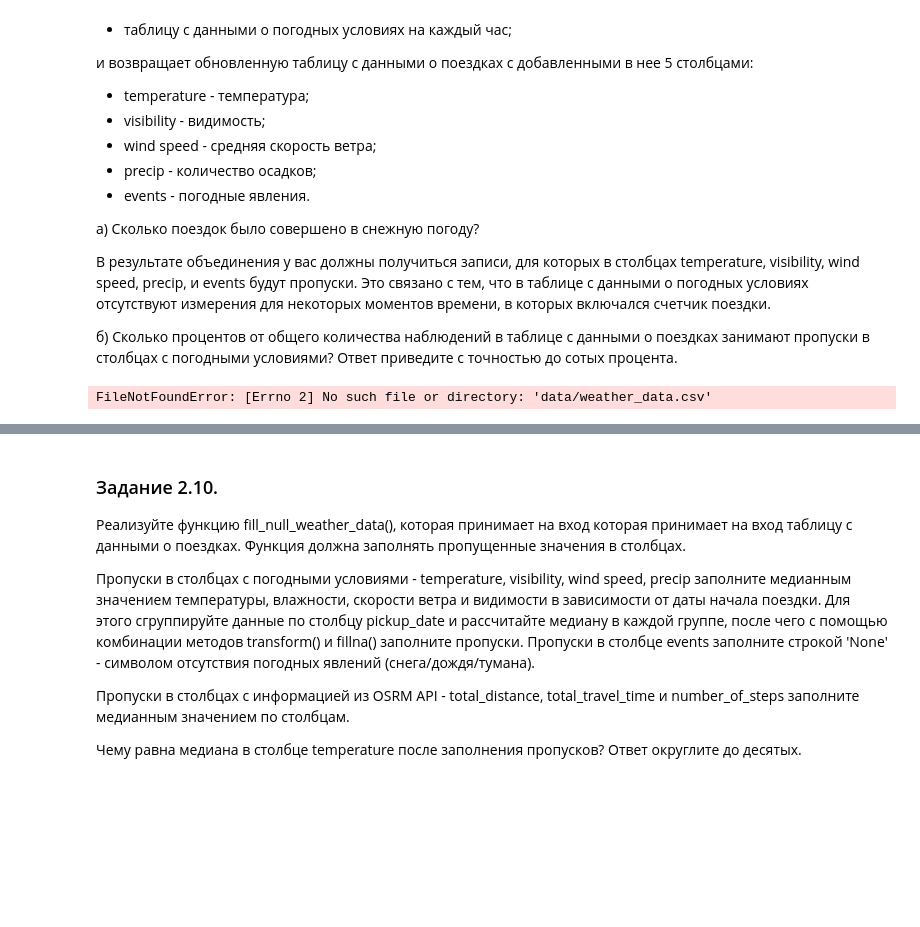
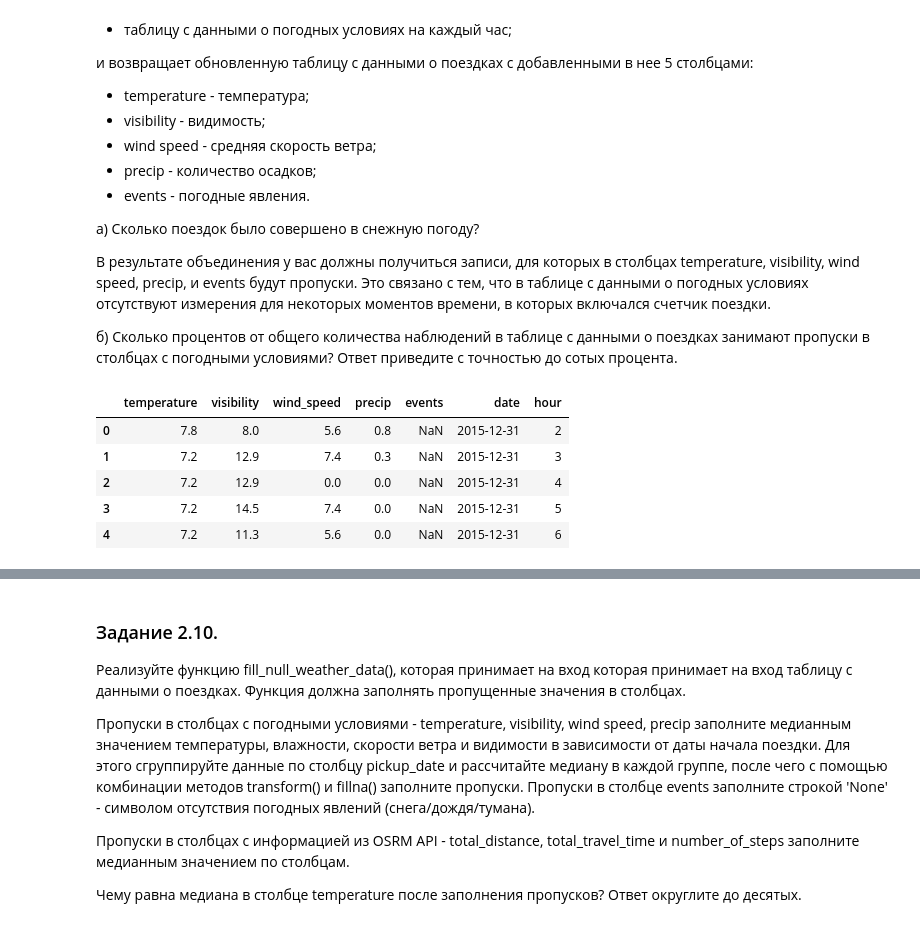
Before and after one commit to YarikKa2/Project_5, a Jupyter notebook: code/Project_5.ipynb, the cells around one changed output, grey strips where cells are left out. Cells and saved outputs as stored; diff of their text form; code cells hidden in the pictures; blank space fills up the shorter version.

```diff
--- a/code/Project_5.ipynb
+++ b/code/Project_5.ipynb
@@ -466,9 +466,20 @@ Name: id, dtype: int64
 В результате объединения у вас должны получиться записи, для которых в столбцах temperature, visibility, wind speed, precip, и events будут пропуски. Это связано с тем, что в таблице с данными о погодных условиях отсутствуют измерения для некоторых моментов времени, в которых включался счетчик поездки.
 
 б) Сколько процентов от общего количества наблюдений в таблице с данными о поездках занимают пропуски в столбцах с погодными условиями? Ответ приведите с точностью до сотых процента.
-# %%
-weather_data = pd.read_csv('data/weather_data.csv')
-
-# ваш код здесь
-# %% [output]
-FileNotFoundError: [Errno 2] No such file or directory: 'data/weather_data.csv'
+# %%
+weather_data = pd.read_csv(path + 'data/weather_data.csv')
+
+weather_data = weather_data[['temperature', 'visibility',
+                             'wind speed', 'precip', 'events',
+                             'date', 'hour']]
+
+weather_data.rename(columns={'wind speed':'wind_speed'}, inplace=True)
+
+weather_data.head()
+# %% [output]
+|  | temperature | visibility | wind_speed | precip | events | date | hour |
+| 0 | 7.8 | 8.0 | 5.6 | 0.8 | NaN | 2015-12-31 | 2 |
+| 1 | 7.2 | 12.9 | 7.4 | 0.3 | NaN | 2015-12-31 | 3 |
+| 2 | 7.2 | 12.9 | 0.0 | 0.0 | NaN | 2015-12-31 | 4 |
+| 3 | 7.2 | 14.5 | 7.4 | 0.0 | NaN | 2015-12-31 | 5 |
+| 4 | 7.2 | 11.3 | 5.6 | 0.0 | NaN | 2015-12-31 | 6 |
```
Also changed, not shown: parts of 12 cells of this notebook.
